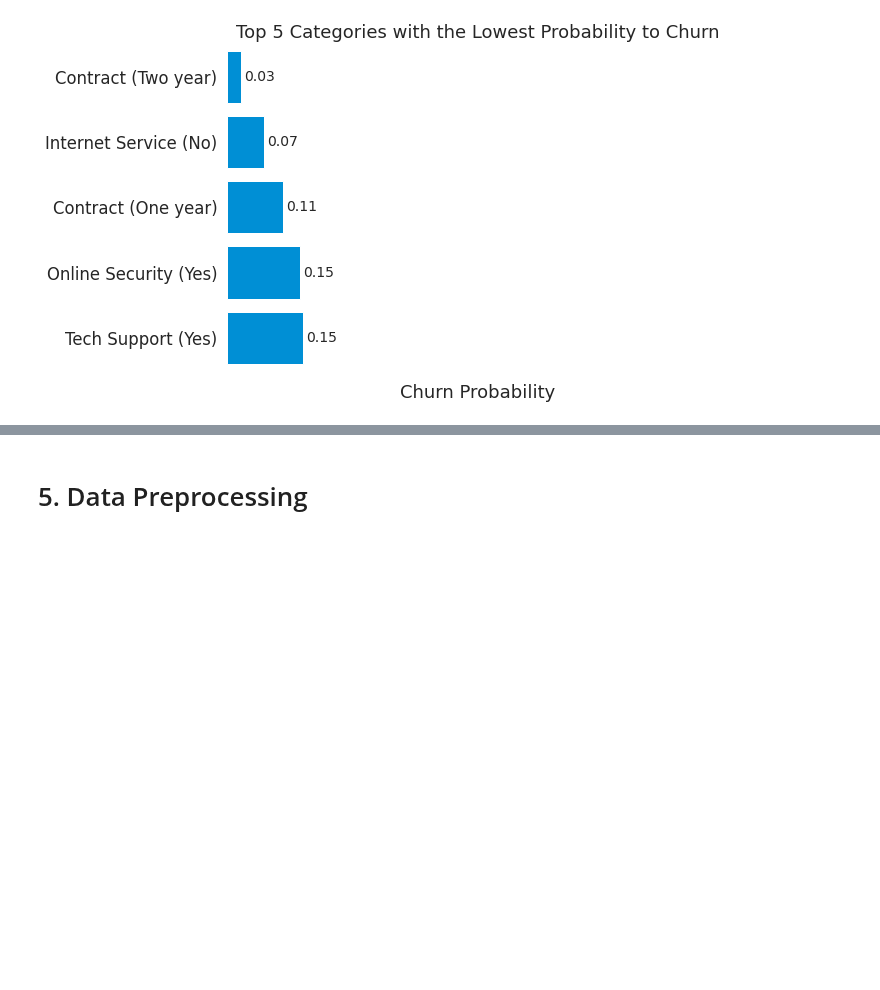
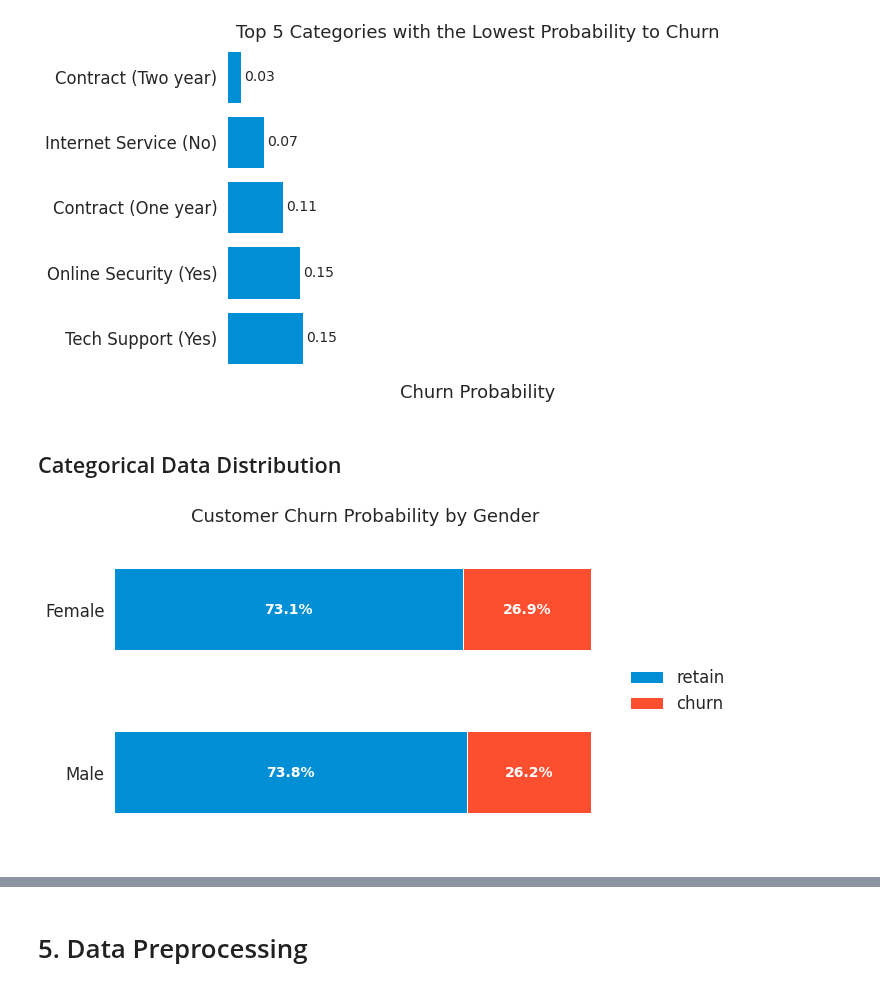
Before and after one commit to adhang/data-science-digital-skola, a Jupyter notebook: 99. Final Project/Telco_Customer_Churn_Prediction_(Portfolio).ipynb, the cells around one changed output, grey strips where cells are left out. Drawn from its saved outputs; the diff is of its cells as text; code cells hidden in the pictures; blank space fills up the shorter version.

Commit message:
Add stacked bar chart function

```diff
--- a/99. Final Project/Telco_Customer_Churn_Prediction_(Portfolio).ipynb
+++ b/99. Final Project/Telco_Customer_Churn_Prediction_(Portfolio).ipynb
@@ -628,3 +628,5 @@ sns.despine(left=True, bottom=True)
 plt.show()
 # %% [output]
 [figure]
+# %% [markdown]
+## Categorical Data Distribution
@@ -630,0 +691,6 @@ plt.show()
+# %%
+fig, ax = plt.subplots(figsize=(8,6))
+
+stacked_bar_plot(data=data_viz, x='gender', y='churn', ax=ax)
+# %% [output]
+[figure, added]
```
Also changed, not shown: parts of 2 cells of this notebook.
